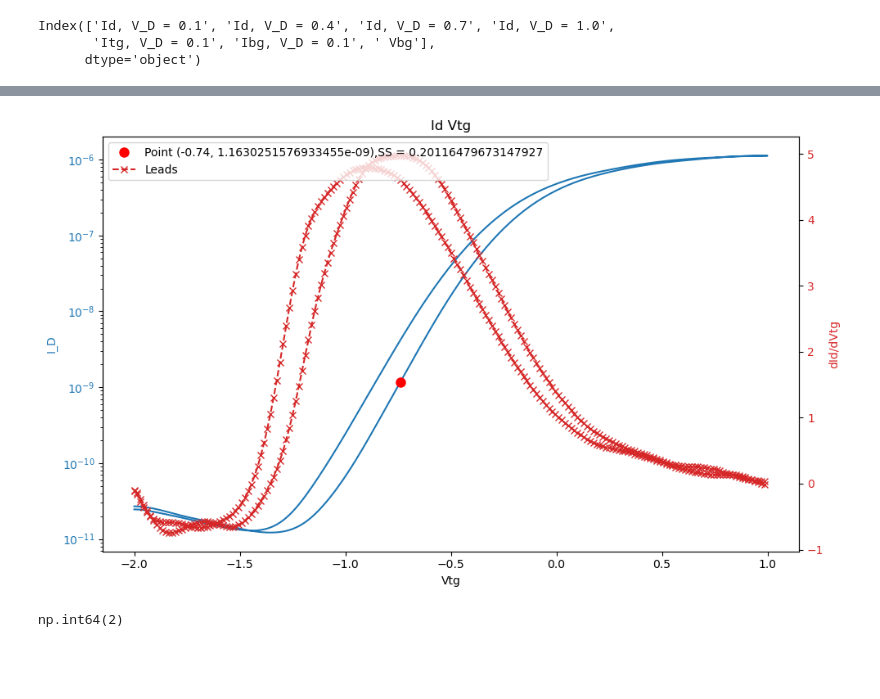
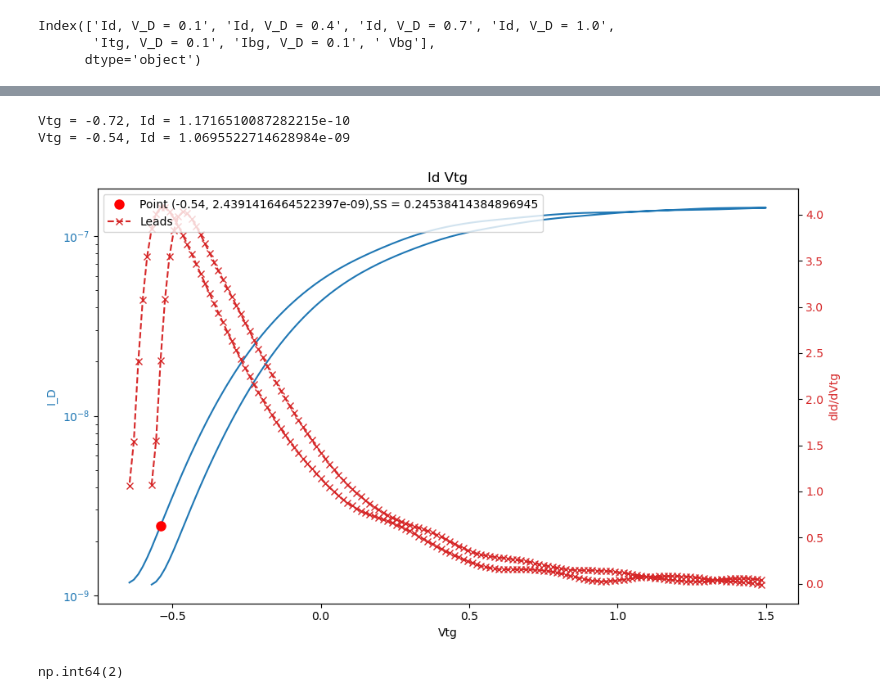
Before and after one commit to Integralophie/MoS2_data_cleaning, a Jupyter notebook: data_cleaning_IdVtg.ipynb, the cells around one changed output, grey strips where cells are left out. Saved outputs shown, nothing was run; the diff lists cells and outputs as text; code cells hidden in the pictures; blank space fills up the shorter version.

```diff
--- a/data_cleaning_IdVtg.ipynb
+++ b/data_cleaning_IdVtg.ipynb
@@ -16,7 +17,7 @@ for filename in os.listdir(directory_path):
     if os.path.isfile(file_path):
         file_list.append(file_path)
 # %%
-filename = 'IdVtg\E44-T1_ExfoliatedMoS2_TGIdVg_.csv'
+filename = 'C:\\Users\\sophi\\Box\\MoS2Project\\2025-10-16-CVD-IdVtg\\R10C11-T__ExfoliatedMoS2_TGIdVg.csv'
 df  = pd.read_csv(filename, skiprows=256)
 df.drop(df.columns[0], axis=1, inplace=True)
 
@@ -175,6 +176,8 @@ sorted_df
 # %%
 
 df_new = sorted_df.reset_index().set_index(' VTG')
+df_new['Id, V_D = 0.1'] = abs(df_new['Id, V_D = 0.1'])
+df_new['Itg, V_D = 0.1'] = abs(df_new['Itg, V_D = 0.1'])
 df_new.drop(columns=[' forward', 'Itg, V_D = 0.4', 'Itg, V_D = 0.7', 'Itg, V_D = 1.0','Ibg, V_D = 0.4', 'Ibg, V_D = 0.7', 'Ibg, V_D = 1.0'],inplace=True)
 df_new[' Vbg'] = Vbg
 df_new.columns
@@ -200,0 +225,3 @@ plt.show()
+# %%
+filtered_df = df_new[df_new['Id, V_D = 0.1'] > 1e-12]
+print(filtered_df)
@@ -200,0 +246,3 @@ plt.show()
+# %%
+Vtg = filtered_df.index.to_numpy()
+Id_sample = filtered_df['Id, V_D = 0.1'].to_numpy()
@@ -201,11 +258,12 @@ plt.show()
+# %%
+Id_idx_small = find_first_Id_above_threshold(smoothed_Id,1e-10)
+print(f'Vtg = {Vtg[Id_idx_small]}, Id = {smoothed_Id[Id_idx_small]}')
+Id_idx_large = find_first_Id_above_threshold(smoothed_Id,1e-9)
+print(f'Vtg = {Vtg[Id_idx_large]}, Id = {smoothed_Id[Id_idx_large]}')
+# %% [output]
+Vtg = -0.72, Id = 1.1716510087282215e-10
+Vtg = -0.54, Id = 1.0695522714628984e-09
 # %%
-Vtg = df_new.index.to_numpy()
-Id_sample = df_new['Id, V_D = 1.0'].to_numpy()
-
-
-
-sigma = 5 # Standard deviation of the Gaussian kernel
-smoothed_Id = gaussian_filter1d(Id_sample, sigma)
 
 dIdVg = np.gradient(np.log10(smoothed_Id),Vtg)
 max_index = np.nanargmax(dIdVg)
@@ -218,34 +276,34 @@ fig, ax1 = plt.subplots(figsize=(10, 6))
 color = 'tab:blue'
 ax1.set_xlabel('Vtg')
 ax1.set_ylabel('I_D', color=color)
 ax1.plot(Vtg,smoothed_Id)
 ax1.tick_params(axis='y', labelcolor=color)
 ax1.set_yscale('log')
 ax1.plot(Vtg[max_index], smoothed_Id[max_index], 'o', markersize=8, color='red', label=f'Point ({Vtg[max_index]}, {smoothed_Id[max_index]}),SS = {1/max(dIdVg)}')
 
 
 # Create a second set of axes that shares the same x-axis
 ax2 = ax1.twinx()
 
 # Plot the second dataset on the secondary axis
 color = 'tab:red'
 ax2.set_ylabel('dId/dVtg', color=color)
 ax2.plot(Vtg,dIdVg, color=color, marker='x', linestyle='--', label='Leads')
 ax2.tick_params(axis='y', labelcolor=color)
 #ax2.set_ylim(-1e9,1e9)
 
 # Add a title and legend
 plt.title('Id Vtg')
 fig.tight_layout() # Adjusts plot to ensure everything fits
 
 # To combine the legends from both axes
 lines_1, labels_1 = ax1.get_legend_handles_labels()
 lines_2, labels_2 = ax2.get_legend_handles_labels()
 ax2.legend(lines_1 + lines_2, labels_1 + labels_2, loc='upper left')
 
 plt.show()
 # %% [output]
-[figure, old version]
+[figure, new version]
 # %%
 SS = 1/max(dIdVg)
 Vtg_ss = Vtg[np.nanargmax(dIdVg)]
```
Also changed, not shown: parts of 16 cells of this notebook, 2 other files.
